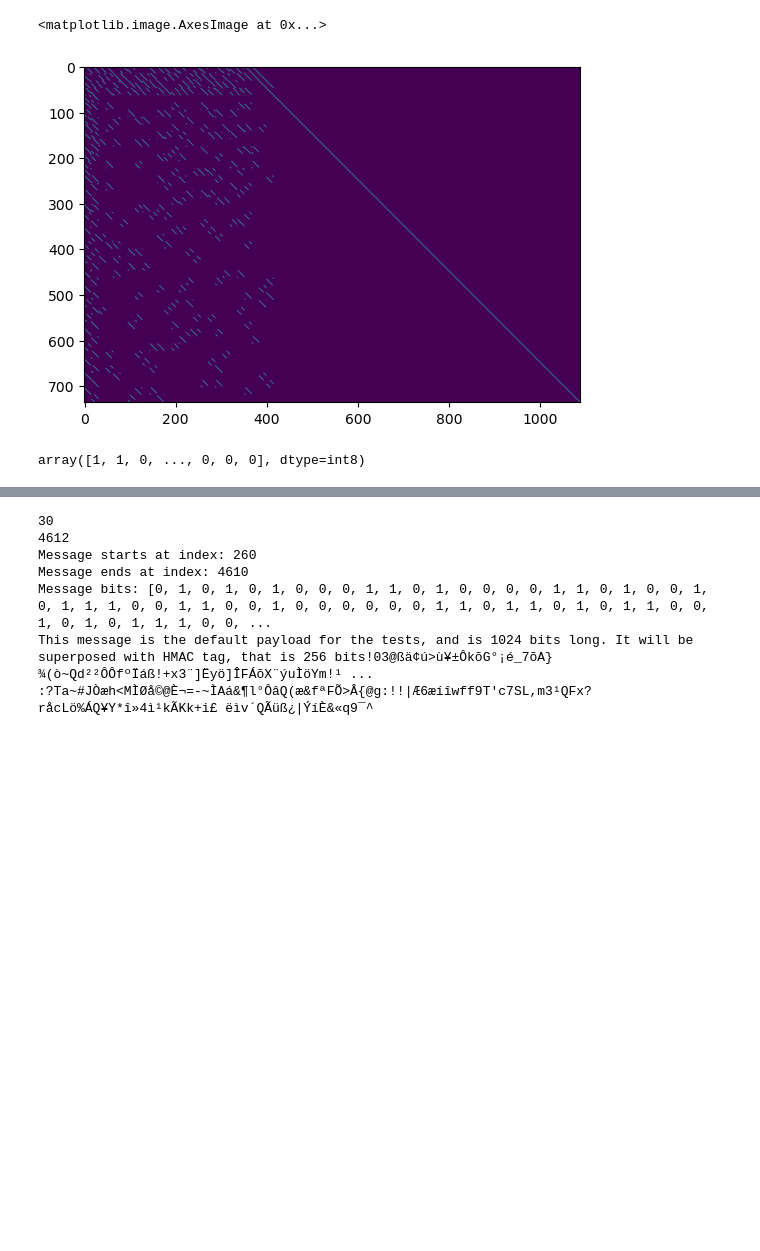
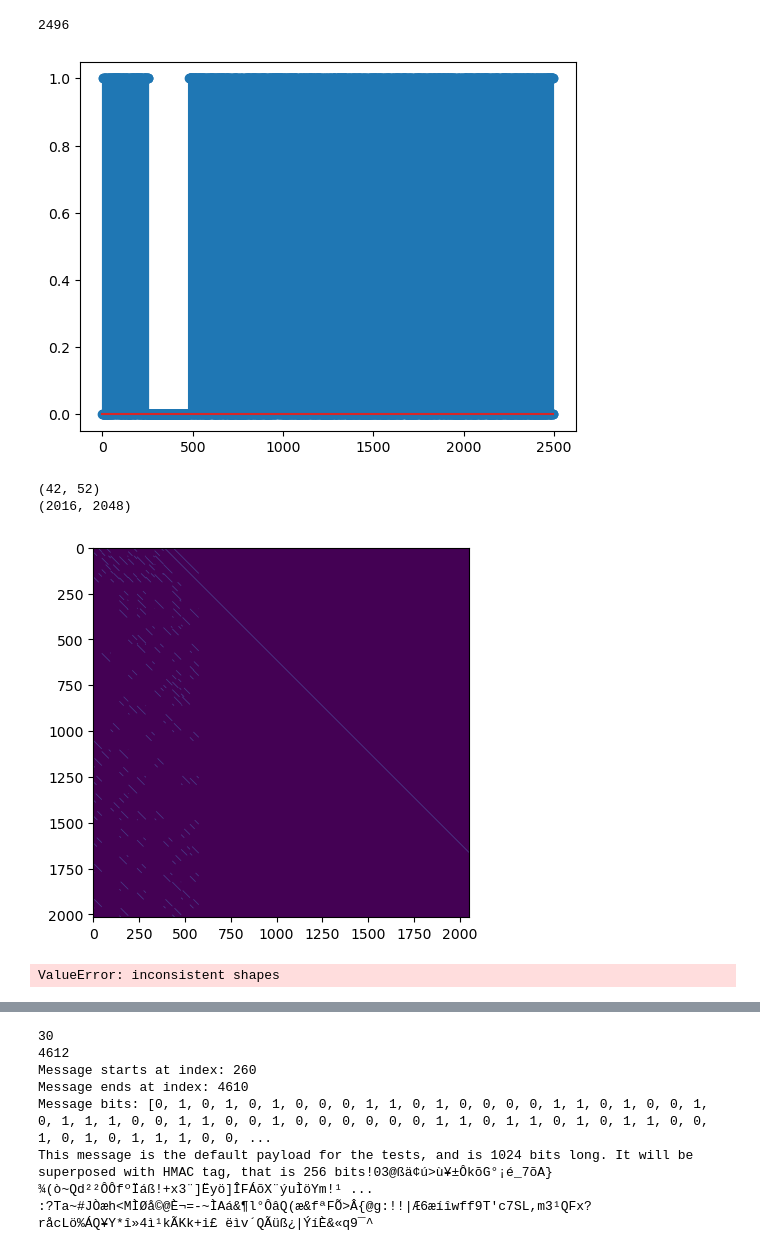
Before and after one commit to mkashani-phd/Secure_Wireless_Relay, a Jupyter notebook: LDPC.ipynb, the cells around one changed output, grey strips where cells are left out. Cells and saved outputs as stored; diff of their text form; code cells hidden in the pictures; blank space fills up the shorter version.

Commit message:
doing research on LDPC

```diff
--- a/LDPC.ipynb
+++ b/LDPC.ipynb
@@ -98,10 +249,0 @@ def create_5g_nr_parity_check_matrix(base_graph='BG1', Z=4):
-# %%
-import matplotlib.pyplot as plt
-import commpy.channelcoding.ldpc as ldpc
-
-H = create_5g_nr_parity_check_matrix(base_graph='base_matrices/NR_1_0_16.txt', Z=16)*np.eye(16*68)
-# ldpc.write_ldpc_params(np.array(H, dtype=np.int8), '5g_nr_ldpc_params.txt')
-plt.imshow(H)
-# %% [output]
-<matplotlib.image.AxesImage at 0x...>
-[figure, removed]
@@ -119,4 +250,45 @@ decoded = ldpc.ldpc_bp_decode(codeword_to_llr, wimax,decoder_algorithm = "SPA",
-# %%
-decoded[0]
-# %% [output]
-array([1, 1, 0, ..., 0, 0, 0], dtype=int8)
+# %%
+ll = ldpc.get_ldpc_code_params(ldpc_design_filename=f'BG{bg}, Zc = {zc}.txt', compute_matrix=True)
+msg = np.random.randint(0, 2, K)
+# shortening
+msg = np.concatenate([msg, np.zeros(zc*kb- K)])
+codeword = ldpc.triang_ldpc_systematic_encode(msg, ll, 0)
+
+
+# puncture the codeword to match N
+# codeword = codeword[2*zc: N + 2*zc]
+print(len(codeword))
+
+plt.stem(codeword)
+plt.show()
+
+
+
+print(base_graph.shape)
+
+
+H = expand_base_graph(base_graph=base_graph, Zc=zc)
+H = H[:, 2*zc:N+2*zc]
+print(H.shape)
+try:
+    ldpc.write_ldpc_params(np.array(H, dtype=np.int8), f'BG{bg}, Zc = {zc}_RX.txt')
+except:
+    pass
+plt.imshow(H)
+plt.show()
+
+ll_rx = ldpc.get_ldpc_code_params(ldpc_design_filename=f'BG{bg}, Zc = {zc}_RX.txt', compute_matrix=True)
+
+codeword_to_llr = np.array([10 if x == 0 else -10 for x in codeword])
+codeword_to_llr[0] = -1
+decoded = ldpc.ldpc_bp_decode(codeword_to_llr, ll_rx ,decoder_algorithm = "SPA", n_iters=100)
+
+print(decoded[0][2:K+2])
+print(msg)
+# %% [output]
+2496
+[figure, added]
+(42, 52)
+(2016, 2048)
+[figure, added]
+ValueError: inconsistent shapes
```
Also changed, not shown: parts of 3 cells of this notebook.
